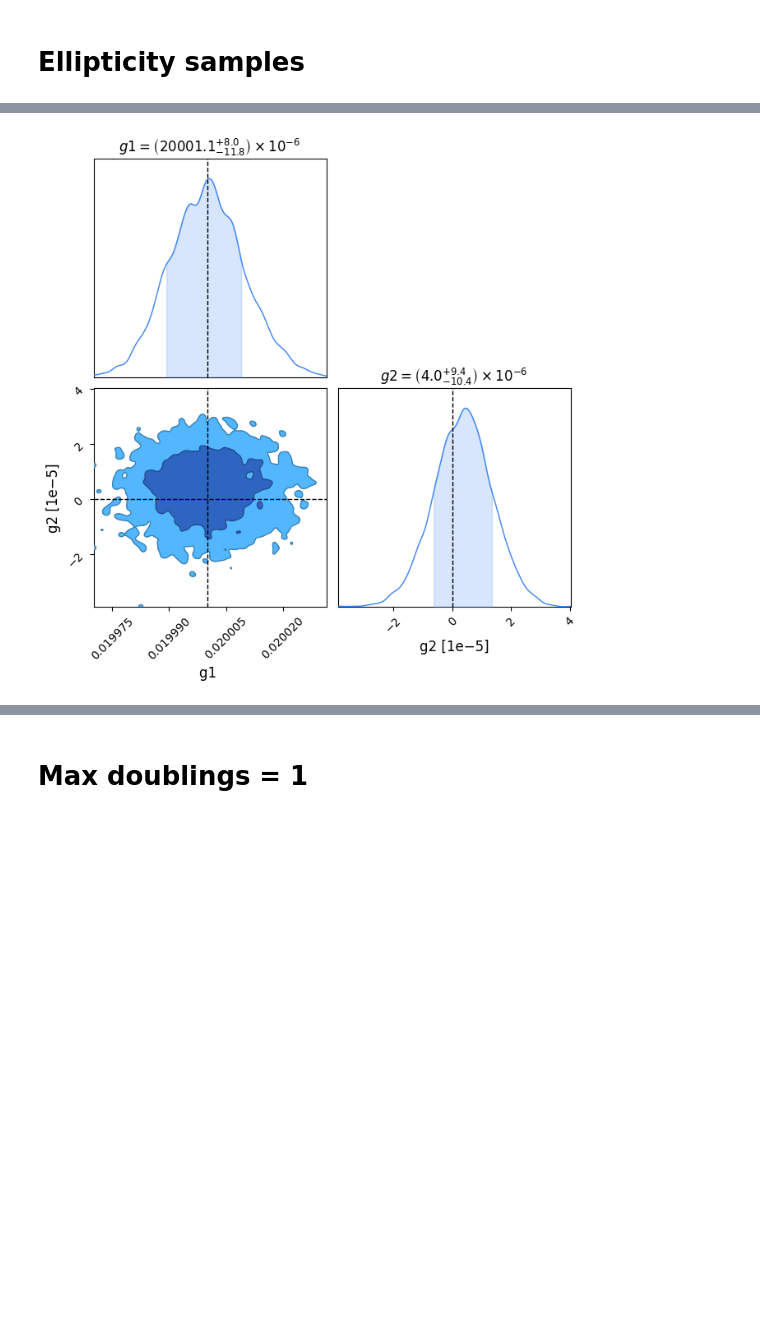
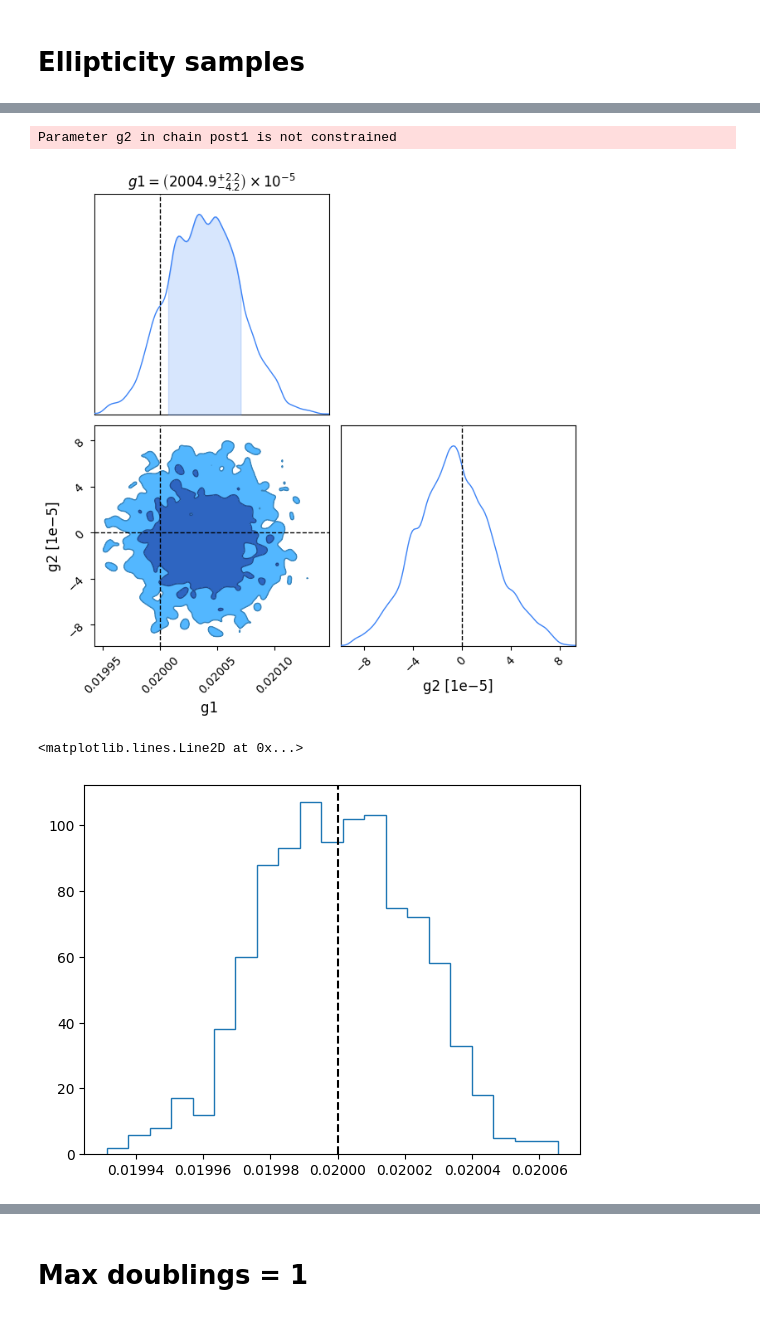
Before and after one commit to LSSTDESC/BPD, a Jupyter notebook: notebooks/summary-results1.ipynb, the cells around one changed output, grey strips where cells are left out. Drawn from its saved outputs; the diff is of its cells as text; code cells hidden in the pictures; blank space fills up the shorter version.

```diff
--- a/notebooks/summary-results1.ipynb
+++ b/notebooks/summary-results1.ipynb
@@ -349,5 +388,14 @@ plt.plot(g_samples[:, 0])
 # %%
-g_dict = {'g1':g_samples[:,0], 'g2':g_samples[:, 1]}
+g_dict = {'g1':g_samples[2, :,0], 'g2':g_samples[2, :, 1]}
 _ = get_contour_plot([g_dict], ['post1'], {'g1':0.02, 'g2':0.0})
 # %% [output]
+Parameter g2 in chain post1 is not constrained
-[figure, old version]
+[figure, new version]
+# %%
+# histogram of means
+g1_means = g_samples[:, :, 0].mean(axis=1)
+plt.hist(g1_means, histtype='step', bins=21)
+plt.axvline(0.02, color='k', linestyle='--')
+# %% [output]
+<matplotlib.lines.Line2D at 0x...>
+[figure, added]
```
Also changed, not shown: parts of 24 cells of this notebook.
